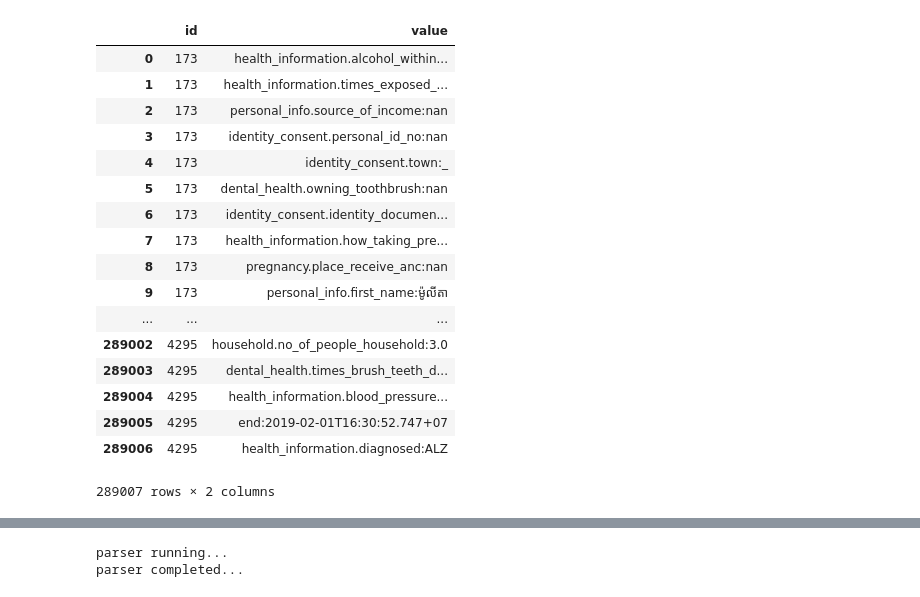
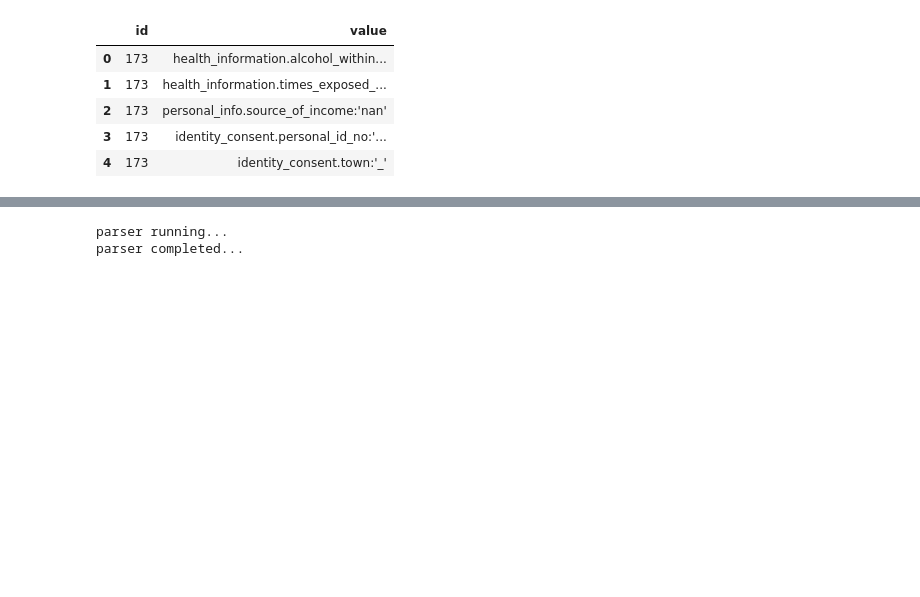
Before and after one commit to philipsales/nestedJSON-to-SQL, a Jupyter notebook: csv_to_json.ipynb, the cells around one changed output, grey strips where cells are left out. Saved outputs shown, nothing was run; the diff lists cells and outputs as text; code cells hidden in the pictures; blank space fills up the shorter version.

```diff
--- a/csv_to_json.ipynb
+++ b/csv_to_json.ipynb
@@ -13,8 +12,27 @@ import itertools
+# %%
+etl = 'cambodia2newaqm'
+
+if etl == 'pototan2newaqm':
+    resident_file = 'file/parsed_output/Pototan/resident.csv'
+    parsed_output_csv_file = 'file/parsed_output/Pototan/output.csv'
+    parsed_output_json_file = 'file/parsed_output/Pototan/output.json'
+
+elif etl == 'cambodia2newaqm':
+    #kobo to elasticsearch
+    resident_file = 'file/parsed_output/Cambodia/resident-3999.csv'
+    parsed_output_csv_file = 'file/parsed_output/Cambodia/output.csv'
+    parsed_output_json_file = 'file/parsed_output/Cambodia/output.json'
+
+elif etl == 'isabela2newaqm':
+    #kobo to elasticsearch
+    resident_file = 'file/parsed_output/Isabela/resident.csv'
+    parsed_output_csv_file = 'file/parsed_output/Isabela/output.csv'
+    parsed_output_json_file = 'file/parsed_output/Isabela/output.json'
 # %%
 resident_df = pd.DataFrame()
-resident_df = pd.read_csv( 'file/parsed_output/resident.csv')
+resident_df = pd.read_csv(resident_file)
 #hc_df.reset_index(level=0, inplace=True)
-resident_df
+resident_df.head(2)
 # %% [output]
 |  | _id | _index_map | health_information.alcohol_within... | health_information.times_exposed_... | personal_info.source_of_income | ... |
 | 0 | 173 | NaN | NaN | NaN | NaN | ... |
@@ -151,28 +152,15 @@ new_resident_df
 # %%
-test_foo_df = []
-test_foo_df = new_resident_df.apply(insert_concat)
+vertical_resident_df = []
+vertical_resident_df = new_resident_df.apply(insert_concat)
 
-
-flat= list(itertools.chain.from_iterable(test_foo_df))
+flat = list(itertools.chain.from_iterable(vertical_resident_df))
 flat_df = pd.DataFrame.from_dict(flat)
-flat_df
+flat_df.head(5)
 # %% [output]
 |  | id | value |
 | 0 | 173 | health_information.alcohol_within... |
 | 1 | 173 | health_information.times_exposed_... |
-| 2 | 173 | personal_info.source_of_income:nan |
-| 3 | 173 | identity_consent.personal_id_no:nan |
-| 4 | 173 | identity_consent.town:_ |
-| 5 | 173 | dental_health.owning_toothbrush:nan |
-| 6 | 173 | identity_consent.identity_documen... |
-| 7 | 173 | health_information.how_taking_pre... |
-| 8 | 173 | pregnancy.place_receive_anc:nan |
-| 9 | 173 | personal_info.first_name:ម៉ូលីតា |
-| ... | ... | ... |
-| 289002 | 4295 | household.no_of_people_household:3.0 |
-| 289003 | 4295 | dental_health.times_brush_teeth_d... |
-| 289004 | 4295 | health_information.blood_pressure... |
-| 289005 | 4295 | end:2019-02-01T16:30:52.747+07 |
-| 289006 | 4295 | health_information.diagnosed:ALZ |
+| 2 | 173 | personal_info.source_of_income:'nan' |
+| 3 | 173 | identity_consent.personal_id_no:'... |
+| 4 | 173 | identity_consent.town:'_' |
-289007 rows × 2 columns
 # %%
```
Also changed, not shown: parts of 15 cells of this notebook, 36 other files.
